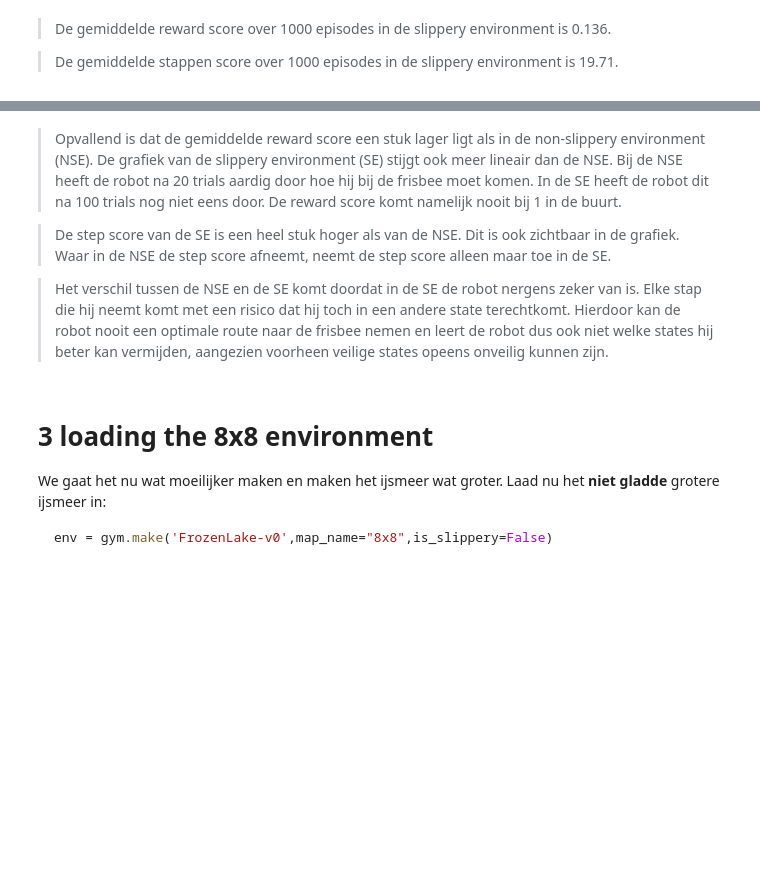
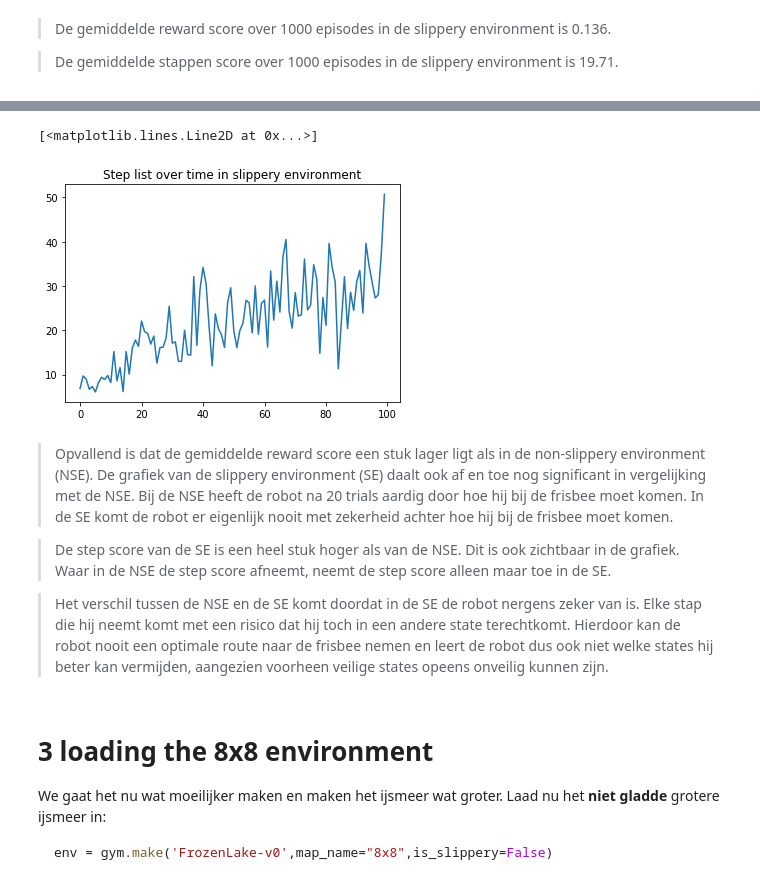
Before and after one commit to P-schmidt/bv, a Jupyter notebook: cm/assignment_4 kopie.ipynb, the cells around one changed output, grey strips where cells are left out. Cells and saved outputs as stored; diff of their text form; code cells hidden in the pictures; blank space fills up the shorter version.

```diff
--- a/cm/assignment_4 kopie.ipynb
+++ b/cm/assignment_4 kopie.ipynb
@@ -350,6 +341,15 @@ plt.show()
+# %%
+jlist = np.asarray(jlist_slip)
+width = 10
+steps = jlist[:(jlist.size // width * width)].reshape(-1, width).mean(axis=1)
+plt.title('Step list over time in slippery environment')
+plt.plot(steps, label=r"$step score$")
+# %% [output]
+[<matplotlib.lines.Line2D at 0x...>]
+[figure, added]
 # %% [markdown]
 > Opvallend is dat de gemiddelde reward score een stuk lager ligt als in de non-slippery environment (NSE). De
-grafiek van de slippery environment (SE) stijgt ook meer lineair dan de NSE. Bij de NSE heeft de robot na 20 trials aardig door hoe hij bij de frisbee moet komen. In de SE heeft de robot dit na 100 trials nog niet eens door. De reward score komt namelijk nooit bij 1 in de buurt.
+grafiek van de slippery environment (SE) daalt ook af en toe nog significant in vergelijking met de NSE. Bij de NSE heeft de robot na 20 trials aardig door hoe hij bij de frisbee moet komen. In de SE komt de robot er eigenlijk nooit met zekerheid achter hoe hij bij de frisbee moet komen.
 
 > De step score van de SE is een heel stuk hoger als van de NSE. Dit is ook zichtbaar in de grafiek. Waar in de NSE de step score afneemt, neemt de step score alleen maar toe in de SE.
 
```
Also changed, not shown: parts of 19 cells of this notebook.
